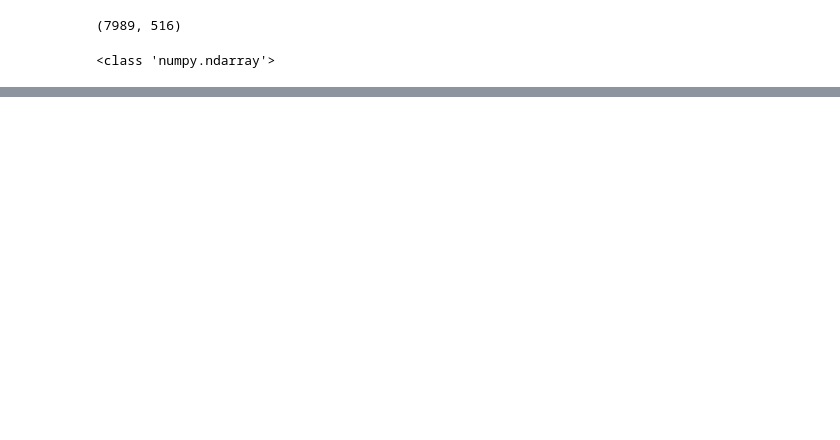
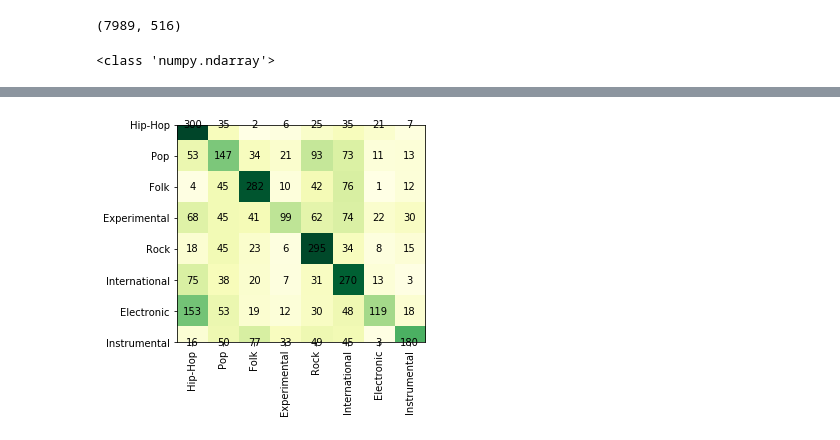
Before and after one commit to JAkkerman/MachineLearningVU, a Jupyter notebook: knn.ipynb, the cells around one changed output, grey strips where cells are left out. Saved outputs shown, nothing was run; the diff lists cells and outputs as text; code cells hidden in the pictures; blank space fills up the shorter version.

```diff
--- a/knn.ipynb
+++ b/knn.ipynb
@@ -83,0 +80,15 @@ plt.show()
+# %%
+sixteen_nn_confusion = k_neighbours(feat_train, feat_val, genre_train, genre_val, 16)[1]
+
+fig1, ax1= plt.subplots(1)
+ax1.imshow(sixteen_nn_confusion, interpolation ='none', cmap = 'YlGn')
+for (j,i),label in np.ndenumerate(sixteen_nn_confusion):
+    ax1.text(i,j,label,ha='center',va='center', color = 'black')
+
+
+plt.xticks([0,1,2,3,4,5,6,7],['Hip-Hop', 'Pop', 'Folk', 'Experimental', 'Rock', 'International', 'Electronic', 'Instrumental'], rotation = 'vertical')
+plt.yticks([0,1,2,3,4,5,6,7],['Hip-Hop', 'Pop', 'Folk', 'Experimental', 'Rock', 'International', 'Electronic', 'Instrumental'])
+
+plt.show()
+# %% [output]
+[figure, added]
```
Also changed, not shown: parts of 4 cells of this notebook.
